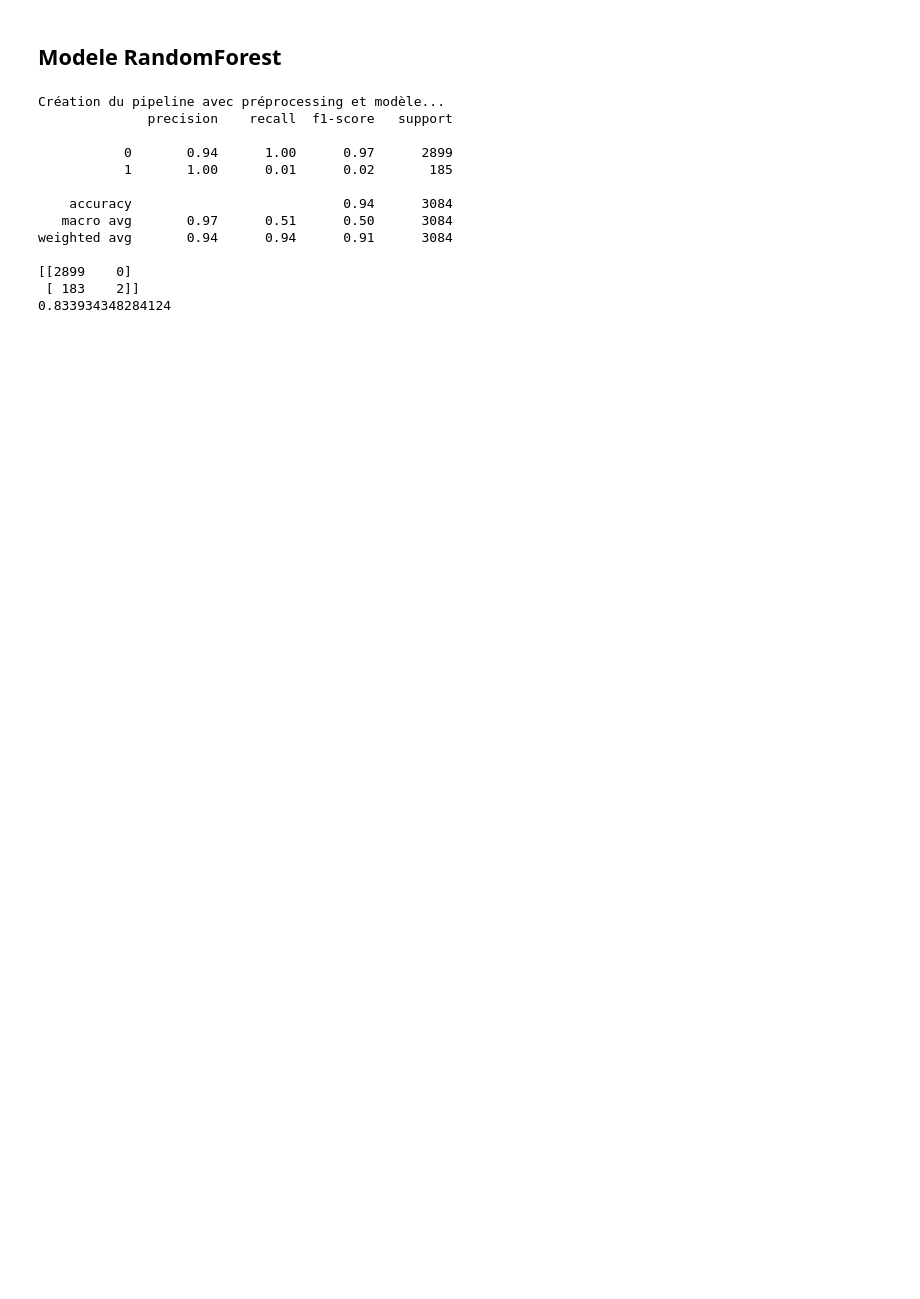
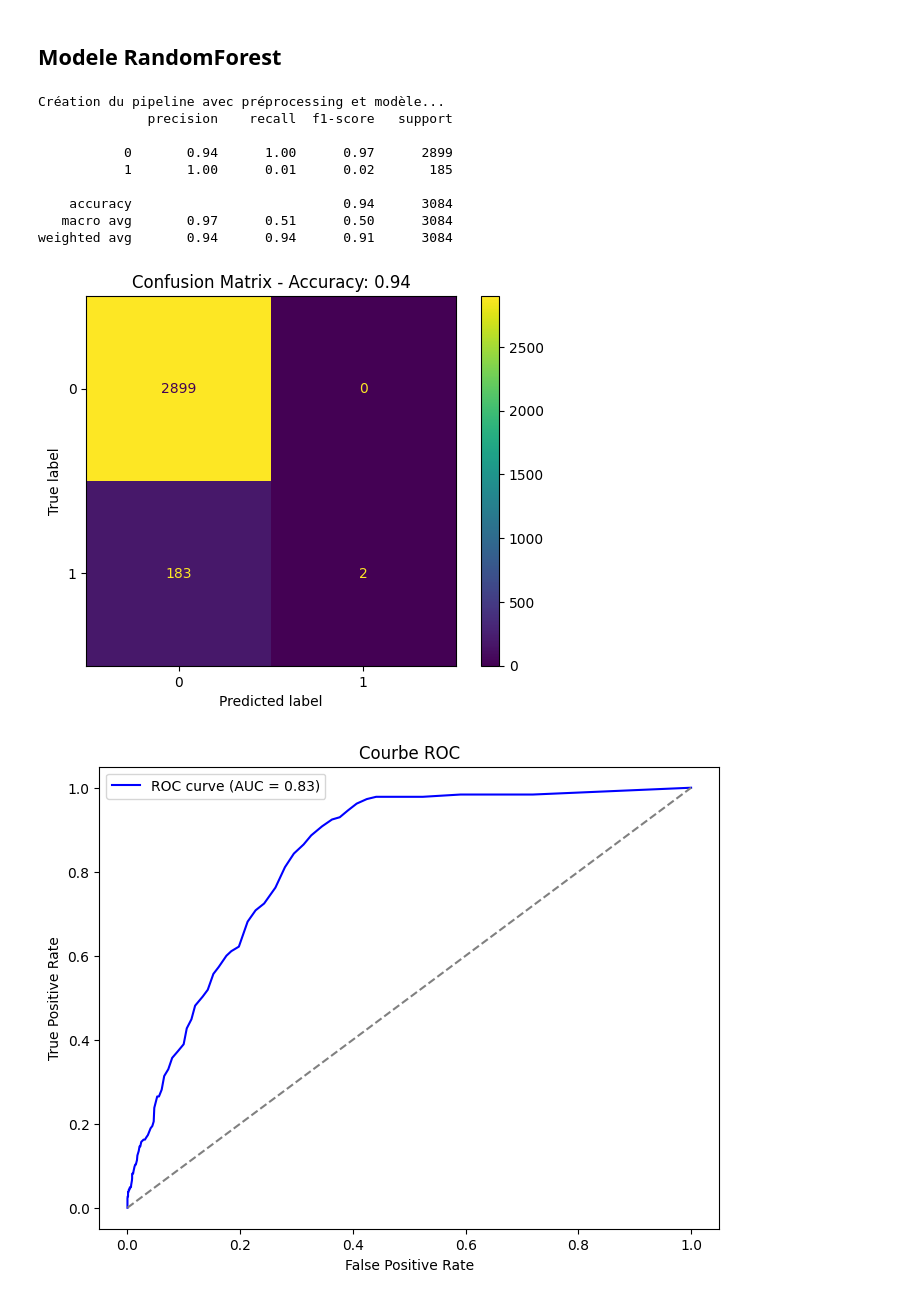
Before and after one commit to djamaliAliBahaBakar/insurance-fraud-detection, a Jupyter notebook: Projet_End_To_End_ML.ipynb, the cells around one changed output. Saved outputs shown, nothing was run; the diff lists cells and outputs as text; code cells hidden in the pictures; blank space fills up the shorter version.

```diff
--- a/Projet_End_To_End_ML.ipynb
+++ b/Projet_End_To_End_ML.ipynb
@@ -547,36 +567,56 @@ random_preprocessor = ColumnTransformer([
 
     ("ordinale", ordinal_encoder_pipe, categoric_ordinal_columns)
 ])
 
 pipeline_random = Pipeline([
     ('preprocessor', random_preprocessor),                  # Proprcessor
     ('random', RandomForestClassifier(class_weight='balanced', random_state=42, n_estimators=200,))              # Modèle de foret aléatoire
 ])
 
 # Entrainement et prédiction du modèle
 pipeline_random.fit(X_train, y_train)
 y_pred = pipeline_random.predict(X_test)
 
 # probabilities
 y_prob = pipeline_random.predict_proba(X_test)[:, 1]
 
 # evaluation
 print(classification_report(y_test, y_pred))
 
-print(confusion_matrix(y_test, y_pred))
 
-print(roc_auc_score(y_test, y_prob))
+
+acc = accuracy_score(y_test, y_pred)
+cm = confusion_matrix(y_test, y_pred)
+ConfusionMatrixDisplay(confusion_matrix=cm).plot()
+plt.title(f"Confusion Matrix - Accuracy: {acc:.2f}")
+plt.show()
+
+
+# Calcul de la courbe ROC
+fpr, tpr, _ = roc_curve(y_test, y_prob)
+
+# Tracé de la courbe ROC
+plt.figure(figsize=(8,6))
+plt.plot(fpr, tpr, color='blue', label="ROC curve (AUC = {:.2f})".format(roc_auc_score(y_test, y_prob)))
+plt.plot([0, 1], [0, 1], color='grey', linestyle='--')  # Ligne aléatoire
+plt.xlabel("False Positive Rate")
+plt.ylabel("True Positive Rate")
+plt.title("Courbe ROC")
+plt.legend()
+plt.show()
+
+# Ne détecte pratiquement pas les cas de fraude. Car le recall est de 0.01 => Detecte 2 cas de fraude sur 185
+# Donc risque de ne pas retenir ce modèle. Pour les cas de ce type de fraude , c'est probalement très couteux de
+# ne pas detecter les fraudes. Donc un modèle qui detecte mieux les fraudes est préférables dans notre cas.
 # %% [output]
 Création du pipeline avec préprocessing et modèle...
               precision    recall  f1-score   support
 
            0       0.94      1.00      0.97      2899
            1       1.00      0.01      0.02       185
 
     accuracy                           0.94      3084
    macro avg       0.97      0.51      0.50      3084
 weighted avg       0.94      0.94      0.91      3084
-
-[[2899    0]
- [ 183    2]]
-0.833934348284124
+[figure, added]
+[figure, added]
```
Also changed, not shown: parts of 5 cells of this notebook, 5 other files.
